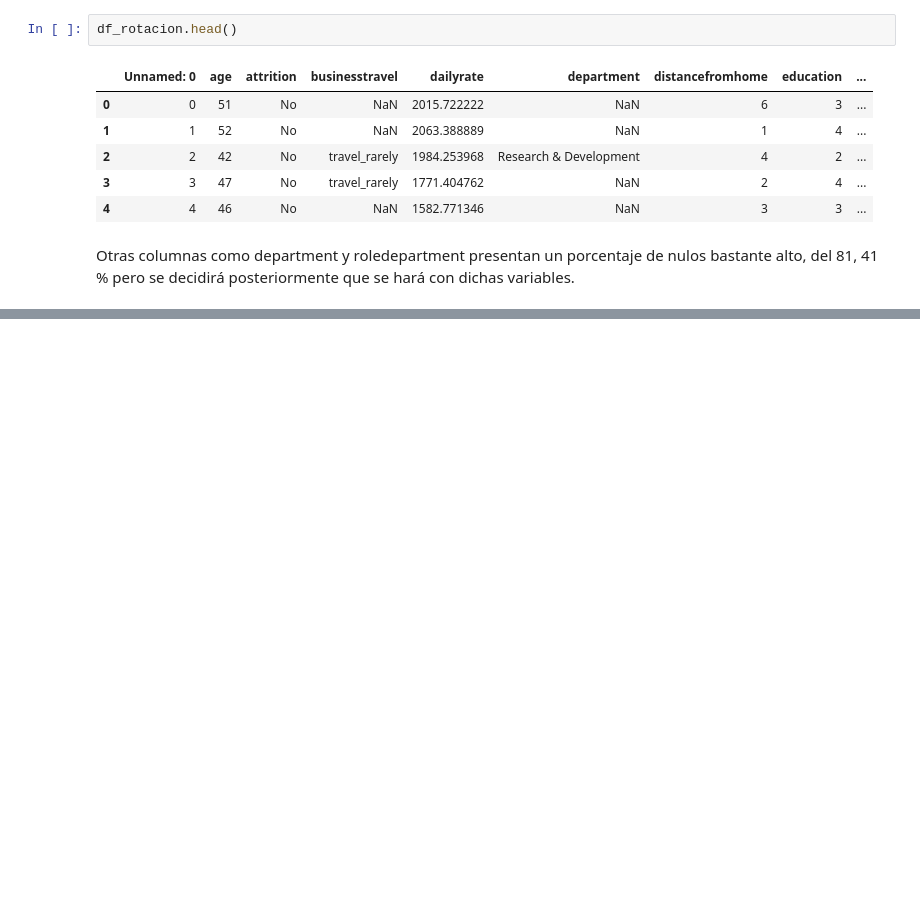
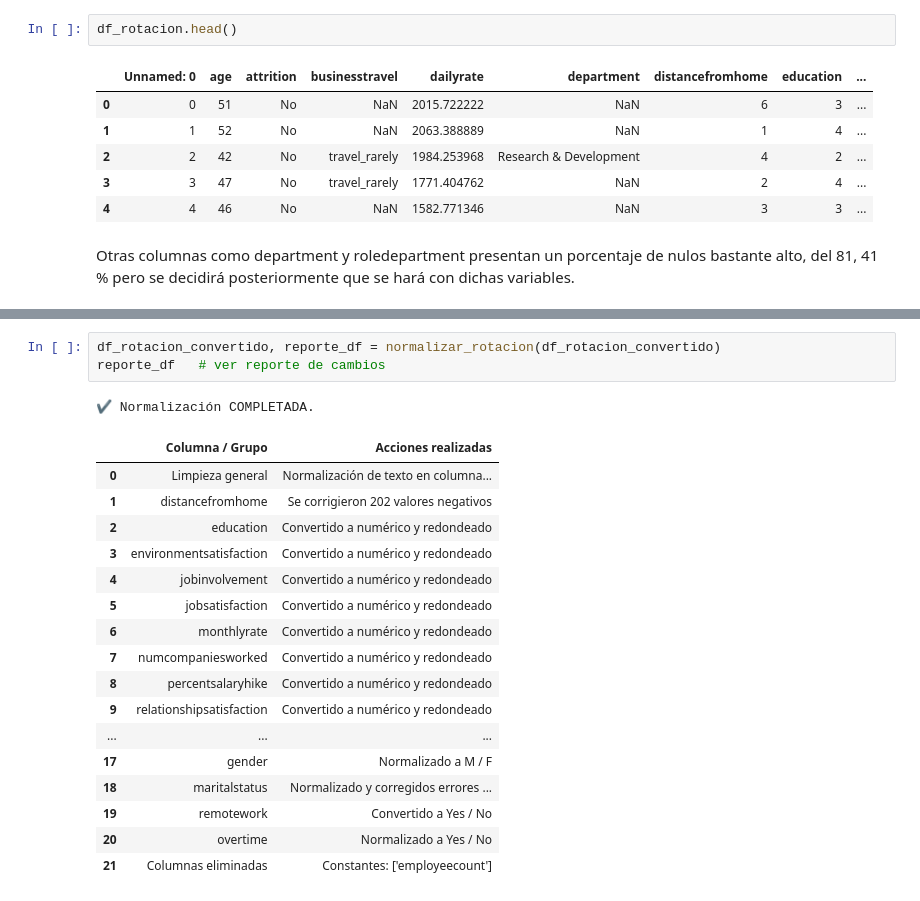
Before and after one commit to Ana-Duag/proyecto-optimizacion-talento, a Jupyter notebook: EDA-inicial.ipynb, the cells around one changed output, grey strips where cells are left out. Cells and saved outputs as stored; diff of their text form; blank space fills up the shorter version.

```diff
--- a/EDA-inicial.ipynb
+++ b/EDA-inicial.ipynb
@@ -588,0 +696,22 @@ Columnas con posibles tipos incorrectos:
+# %%
+df_rotacion_convertido, reporte_df = normalizar_rotacion(df_rotacion_convertido)
+reporte_df   # ver reporte de cambios
+# %% [output]
+✔ Normalización COMPLETADA.
+|  | Columna / Grupo | Acciones realizadas |
+| 0 | Limpieza general | Normalización de texto en columna... |
+| 1 | distancefromhome | Se corrigieron 202 valores negativos |
+| 2 | education | Convertido a numérico y redondeado |
+| 3 | environmentsatisfaction | Convertido a numérico y redondeado |
+| 4 | jobinvolvement | Convertido a numérico y redondeado |
+| 5 | jobsatisfaction | Convertido a numérico y redondeado |
+| 6 | monthlyrate | Convertido a numérico y redondeado |
+| 7 | numcompaniesworked | Convertido a numérico y redondeado |
+| 8 | percentsalaryhike | Convertido a numérico y redondeado |
+| 9 | relationshipsatisfaction | Convertido a numérico y redondeado |
+| ... | ... | ... |
+| 17 | gender | Normalizado a M / F |
+| 18 | maritalstatus | Normalizado y corregidos errores ... |
+| 19 | remotework | Convertido a Yes / No |
+| 20 | overtime | Normalizado a Yes / No |
+| 21 | Columnas eliminadas | Constantes: ['employeecount'] |
```
Also changed, not shown: parts of 13 cells of this notebook.
